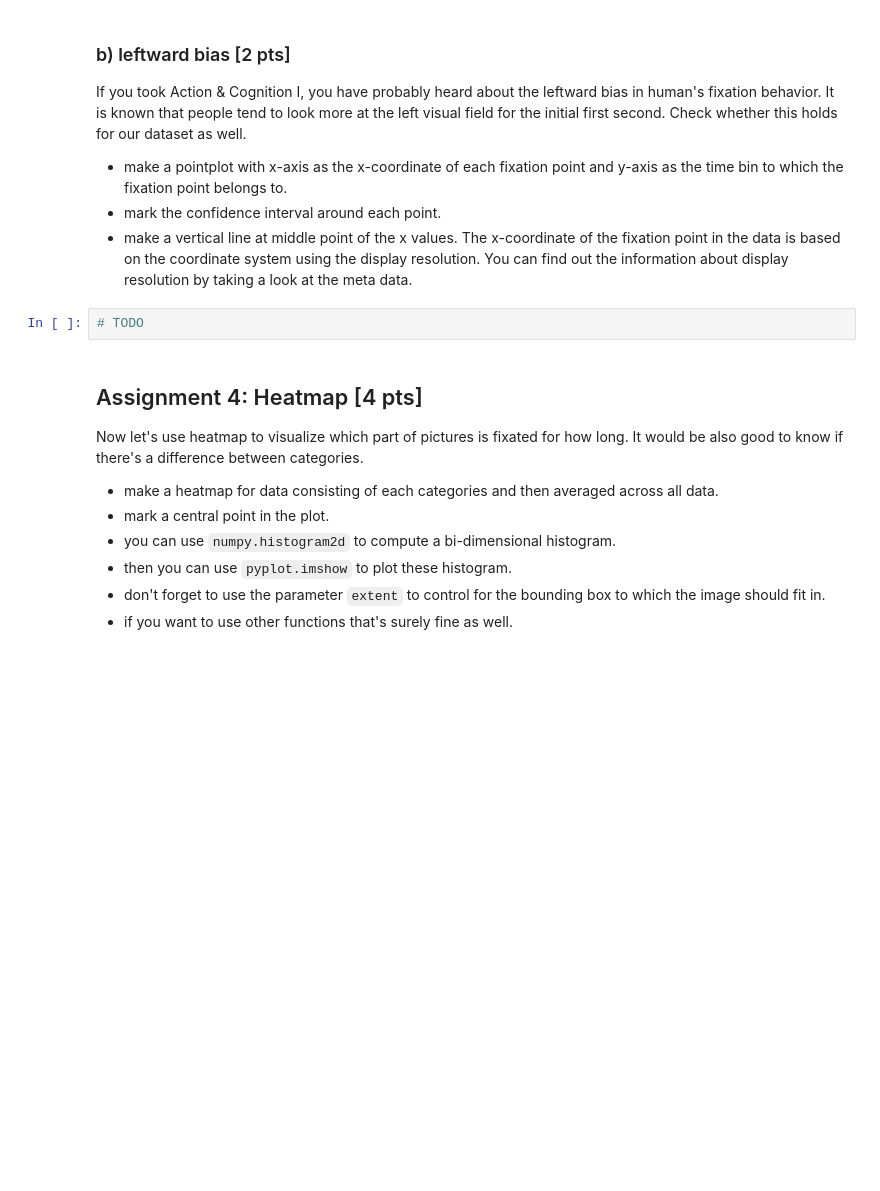
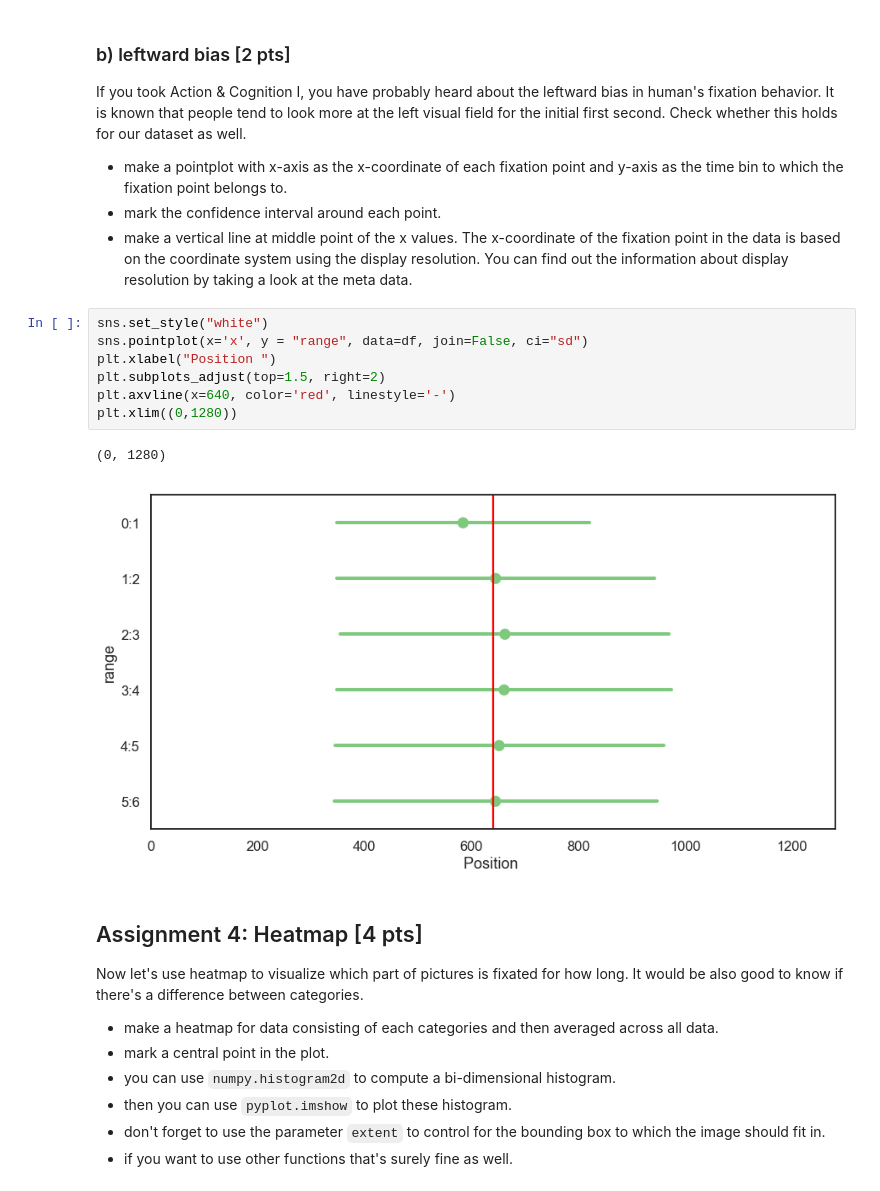
Before and after one commit to NBP-ACC/week-7-acc_7, a Jupyter notebook: Sheet05.ipynb, the cells around one changed output. Saved outputs shown, nothing was run; the diff lists cells and outputs as text; blank space fills up the shorter version.

```diff
--- a/Sheet05.ipynb
+++ b/Sheet05.ipynb
@@ -260,8 +273,16 @@ If you took Action & Cognition I, you have probably heard about the leftward bia
 - make a pointplot with x-axis as the x-coordinate of each fixation point and y-axis as the time bin to which the fixation point belongs to.
 - mark the confidence interval around each point.
 - make a vertical line at middle point of the x values. The x-coordinate of the fixation point in the data is based on the coordinate system using the display resolution. You can find out the information about display resolution by taking a look at the meta data.
-# %%
-# TODO
+# %%
+sns.set_style("white")
+sns.pointplot(x='x', y = "range", data=df, join=False, ci="sd")
+plt.xlabel("Position ")
+plt.subplots_adjust(top=1.5, right=2)
+plt.axvline(x=640, color='red', linestyle='-')
+plt.xlim((0,1280))
+# %% [output]
+(0, 1280)
+[figure, added]
 # %% [markdown]
 ## Assignment 4: Heatmap [4 pts]
 Now let's use heatmap to visualize which part of pictures is fixated for how long. It would be also good to know if there's a difference between categories.
```
Also changed, not shown: parts of 22 cells of this notebook, 2 other files.
